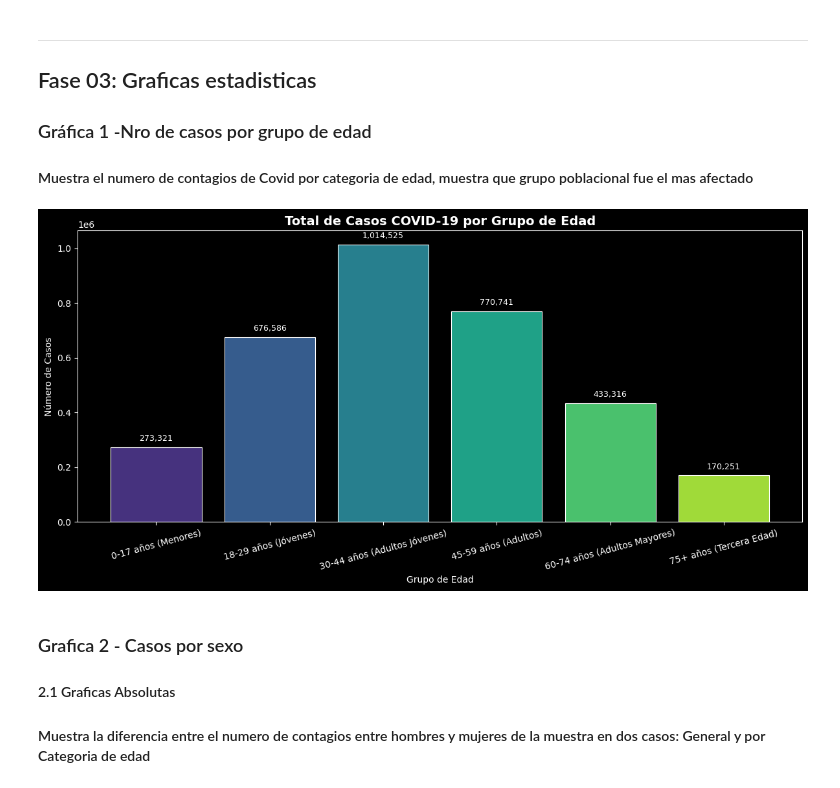
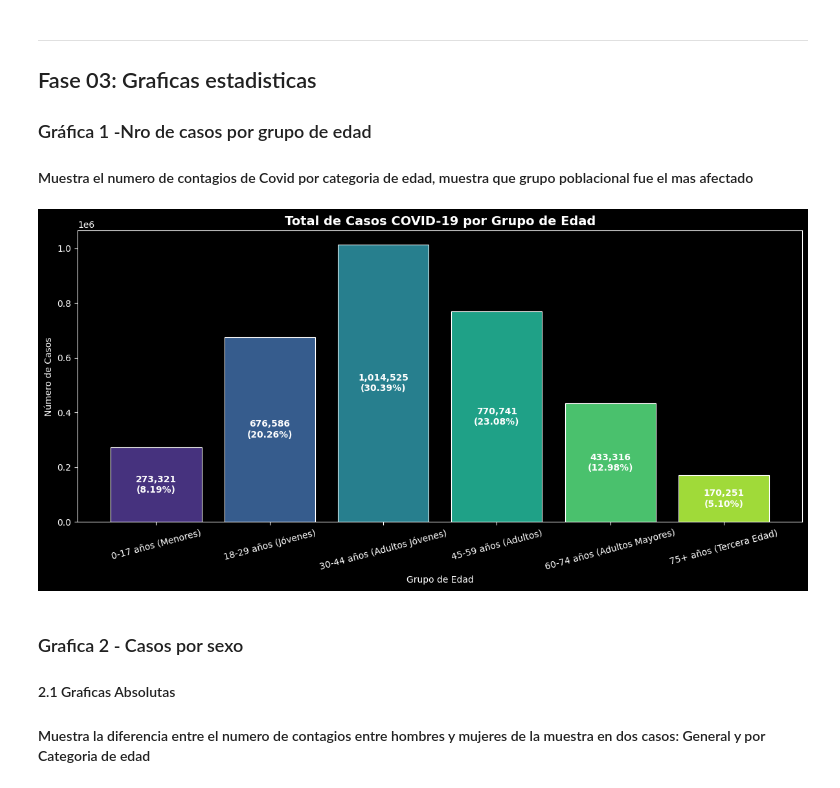
Before and after one commit to MartinTrillo22/preliminar_ciencia_datos, a Jupyter notebook: analisis.ipynb, the cells around one changed output. Drawn from its saved outputs; the diff is of its cells as text; code cells hidden in the pictures.

```diff
--- a/analisis.ipynb
+++ b/analisis.ipynb
@@ -136,27 +136,37 @@ Suma total de mujeres: 16779297
 # %%
 conteo_grupos = df['GRUPO_EDAD'].value_counts().reindex(orden)
 
 fig, ax = plt.subplots(figsize=(12, 6))
-
 bars = ax.bar(
     conteo_grupos.index,
     conteo_grupos.values,
     color=sns.color_palette('viridis', len(orden)),
     edgecolor='white',
     linewidth=0.8
 )
 
-ax.bar_label(bars, fmt='{:,.0f}', padding=5, fontsize=9)
+total = conteo_grupos.sum()
+
+# Etiqueta: número y porcentaje del total
+etiquetas = [f'{v:,.0f}\n({v/total:.2%})' for v in conteo_grupos.values]
+ax.bar_label(
+    bars,
+    labels=etiquetas,
+    label_type='center',   # centra el texto dentro de la barra
+    color='white',
+    fontsize=10,
+    fontweight='bold'
+)
 
 ax.set_title('Total de Casos COVID-19 por Grupo de Edad', fontsize=14, fontweight='bold')
 ax.set_xlabel('Grupo de Edad')
 ax.set_ylabel('Número de Casos')
 ax.tick_params(axis='x', rotation=15)
 
 plt.tight_layout()
 plt.show()
 # %% [output]
-[figure, old version]
+[figure, new version]
 # %% [markdown]
 
 ### Grafica 2 - Casos por sexo
```
Also changed, not shown: parts of 2 cells of this notebook.
